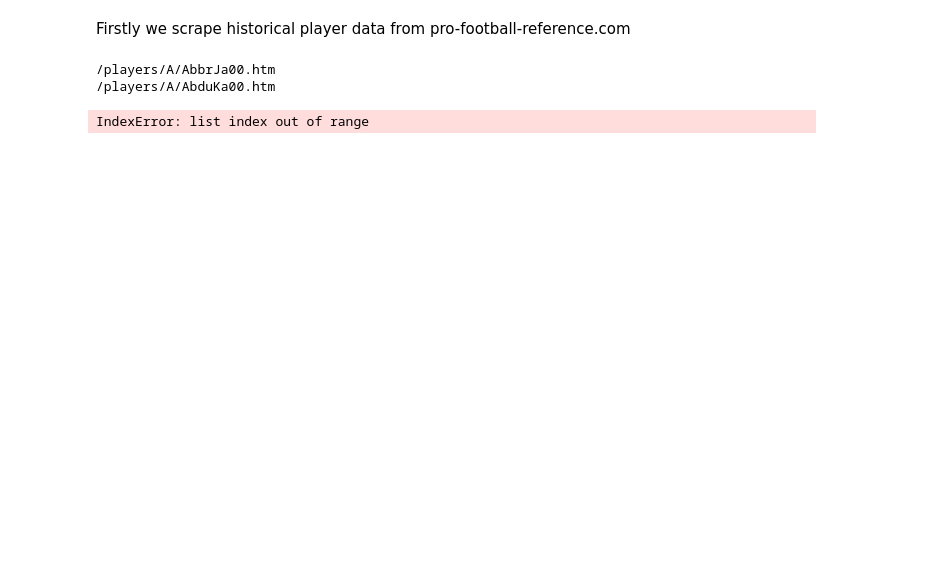
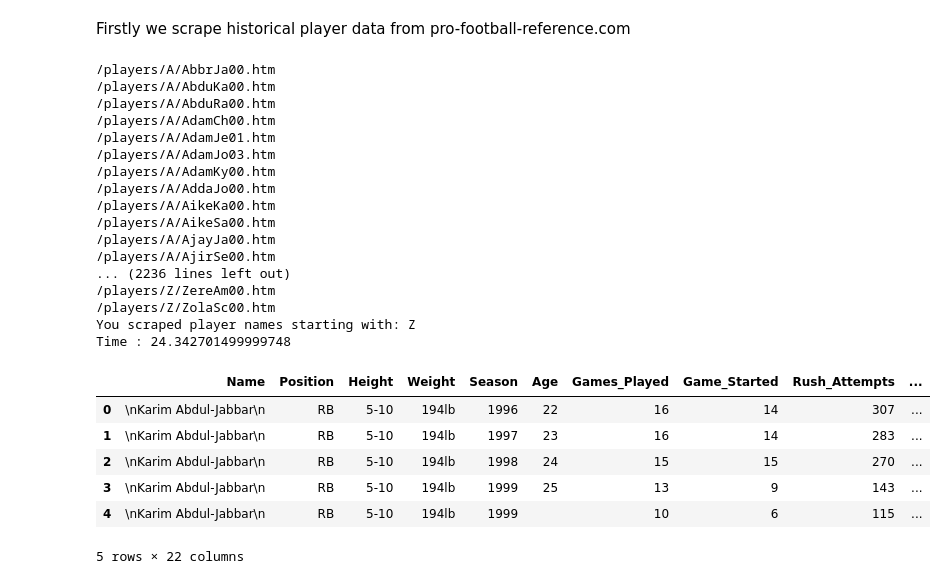
Before and after one commit to tsrivatsav/Fantasy-Football-2023, a Jupyter notebook: web_scrape.ipynb, the cells around one changed output. Saved outputs shown, nothing was run; the diff lists cells and outputs as text; code cells hidden in the pictures; blank space fills up the shorter version.

```diff
--- a/web_scrape.ipynb
+++ b/web_scrape.ipynb
@@ -265,7 +301,8 @@ def get_data():
                 continue
             elif info[1:3] not in ['QB', 'RB', 'WR', 'TE']:
                 continue
-            elif info[-9:-5] == info[-4:] or int(info[-9:-5]) < 1979:
+            # receiver targets were recorded 1992 onwards which is why I chose this year
+            elif info[-9:-5] == info[-4:] or int(info[-9:-5]) < 1992:
                 continue
             else:
                 relevant_links.append(link)
@@ -291,39 +328,73 @@ def get_data():
             games_started = player_games_started(soup_get)
             rush_att = player_rush_att(soup_get)
             rush_yds = player_rush_yds(soup_get)
             rush_tds = player_rush_tds(soup_get)
             fumbles = player_fumbles(soup_get)
             targets = player_targets(soup_get)
             recs = player_recs(soup_get)
             rec_yds = player_rec_yds(soup_get)
             rec_tds = player_rec_tds(soup_get)
             pass_cmp = player_pass_cmp(soup_get)
             pass_att = player_pass_att(soup_get)
             pass_yds = player_pass_yds(soup_get)
             pass_tds = player_pass_tds(soup_get)
             ints = player_int(soup_get)
             sacked = player_sacked(soup_get)
 
-            for i in range(len(season)):
-                data = {'Name': name, 'Position': position, 'Height': height, 'Weight': weight, 'Season': season[i], 'Age': age[i], 'Games_Played': games_played[i],
-                        'Game_Started': games_started[i], 'Rush_Attempts': rush_att[i], 'Rush_Yards': rush_yds[i], 'Rush_TDs': rush_tds[i], 'Fumbles': fumbles[i],
-                        'Targets': targets[i], 'Receptions': recs[i], 'Rec_Yards': rec_yds[i], 'Rec_TDs': rec_tds[i], 'Pass_Completions': pass_cmp[i],
-                        'Pass_Attempts': pass_att[i], 'Pass_Yards': pass_yds[i], 'Pass_TDs': pass_tds[i], 'Interceptions': ints[i], 'Sacked': sacked[i]}
-                data_list.append(data)
+            if position == 'QB':
+                if len(pass_cmp) != len(season):
+                    timestop_per_player = timeit.default_timer()
+                    if ((timestop_per_player - timestart_per_player) < rate_limit):
+                        time.sleep(rate_limit - timestop_per_player + timestart_per_player)
+                    continue
+                for i in range(len(season)):
+                    data = {'Name': name, 'Position': position, 'Height': height, 'Weight': weight, 'Season': season[i], 'Age': age[i], 'Games_Played': games_played[i],
+                            'Game_Started': games_started[i], 'Rush_Attempts': rush_att[i], 'Rush_Yards': rush_yds[i], 'Rush_TDs': rush_tds[i], 'Fumbles': fumbles[i],
+                            'Targets': '0', 'Receptions': '0', 'Rec_Yards': '0', 'Rec_TDs': '0', 'Pass_Completions': pass_cmp[i],
+                            'Pass_Attempts': pass_att[i], 'Pass_Yards': pass_yds[i], 'Pass_TDs': pass_tds[i], 'Interceptions': ints[i], 'Sacked': sacked[i]}
+                    data_list.append(data)
+            else:
+                for i in range(len(season)):
+                    data = {'Name': name, 'Position': position, 'Height': height, 'Weight': weight, 'Season': season[i], 'Age': age[i], 'Games_Played': games_played[i],
+                            'Game_Started': games_started[i], 'Rush_Attempts': rush_att[i], 'Rush_Yards': rush_yds[i], 'Rush_TDs': rush_tds[i], 'Fumbles': fumbles[i],
+                            'Targets': targets[i], 'Receptions': recs[i], 'Rec_Yards': rec_yds[i], 'Rec_TDs': rec_tds[i], 'Pass_Completions': '0',
+                            'Pass_Attempts': '0', 'Pass_Yards': '0', 'Pass_TDs': '0', 'Interceptions': '0', 'Sacked': '0'}
+                    data_list.append(data)
             timestop_per_player = timeit.default_timer()
             if ((timestop_per_player - timestart_per_player) < rate_limit):
                 time.sleep(rate_limit - timestop_per_player + timestart_per_player)
         timestop = timeit.default_timer()
         print(f'You scraped player names starting with: {letter}')
         print('Time :', timestop - timestart)
 
     return data_list
 
 nfl_df = pd.DataFrame(get_data())
 nfl_df.head()
 # %% [output]
 /players/A/AbbrJa00.htm
 /players/A/AbduKa00.htm
+/players/A/AbduRa00.htm
+/players/A/AdamCh00.htm
+/players/A/AdamJe01.htm
+/players/A/AdamJo03.htm
+/players/A/AdamKy00.htm
+/players/A/AddaJo00.htm
+/players/A/AikeKa00.htm
+/players/A/AikeSa00.htm
+/players/A/AjayJa00.htm
+/players/A/AjirSe00.htm
+... (2236 lines left out)
+/players/Z/ZereAm00.htm
+/players/Z/ZolaSc00.htm
+You scraped player names starting with: Z
+Time : 24.342701499999748
+|  | Name | Position | Height | Weight | Season | Age | Games_Played | Game_Started | Rush_Attempts | ... |
+| 0 | \nKarim Abdul-Jabbar\n | RB | 5-10 | 194lb | 1996 | 22 | 16 | 14 | 307 | ... |
+| 1 | \nKarim Abdul-Jabbar\n | RB | 5-10 | 194lb | 1997 | 23 | 16 | 14 | 283 | ... |
+| 2 | \nKarim Abdul-Jabbar\n | RB | 5-10 | 194lb | 1998 | 24 | 15 | 15 | 270 | ... |
+| 3 | \nKarim Abdul-Jabbar\n | RB | 5-10 | 194lb | 1999 | 25 | 13 | 9 | 143 | ... |
+| 4 | \nKarim Abdul-Jabbar\n | RB | 5-10 | 194lb | 1999 |  | 10 | 6 | 115 | ... |
-IndexError: list index out of range
+5 rows × 22 columns
 # %%
 nfl_df.info()
```
Also changed, not shown: parts of 4 cells of this notebook, 1 other file.
